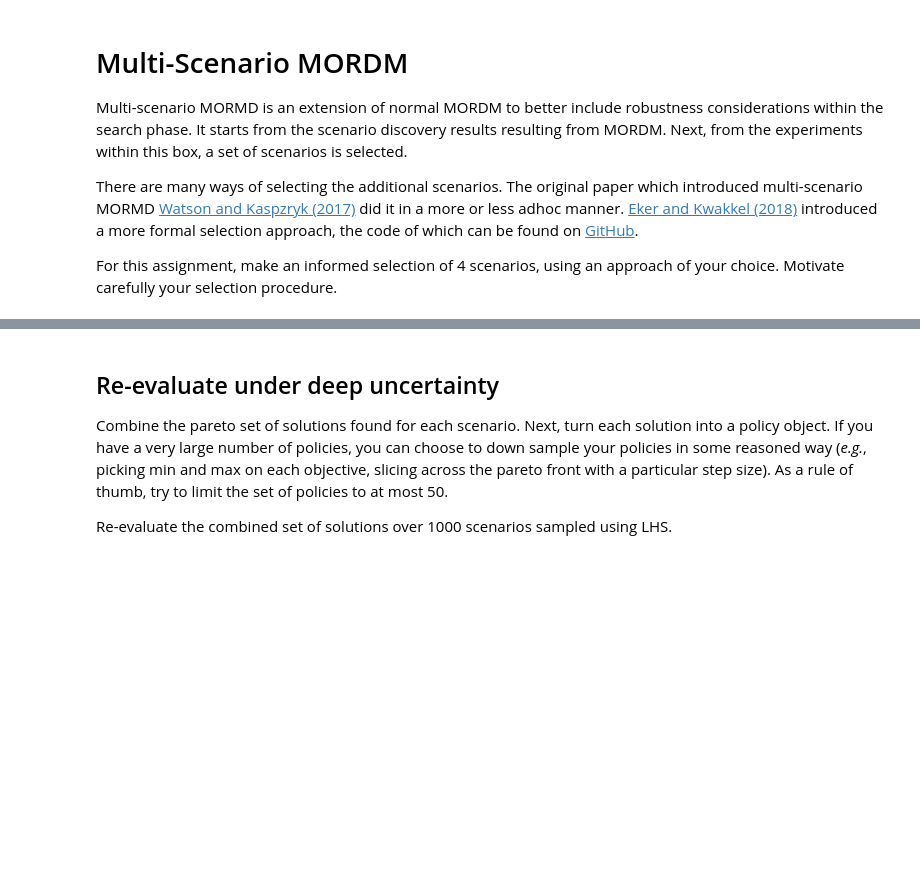
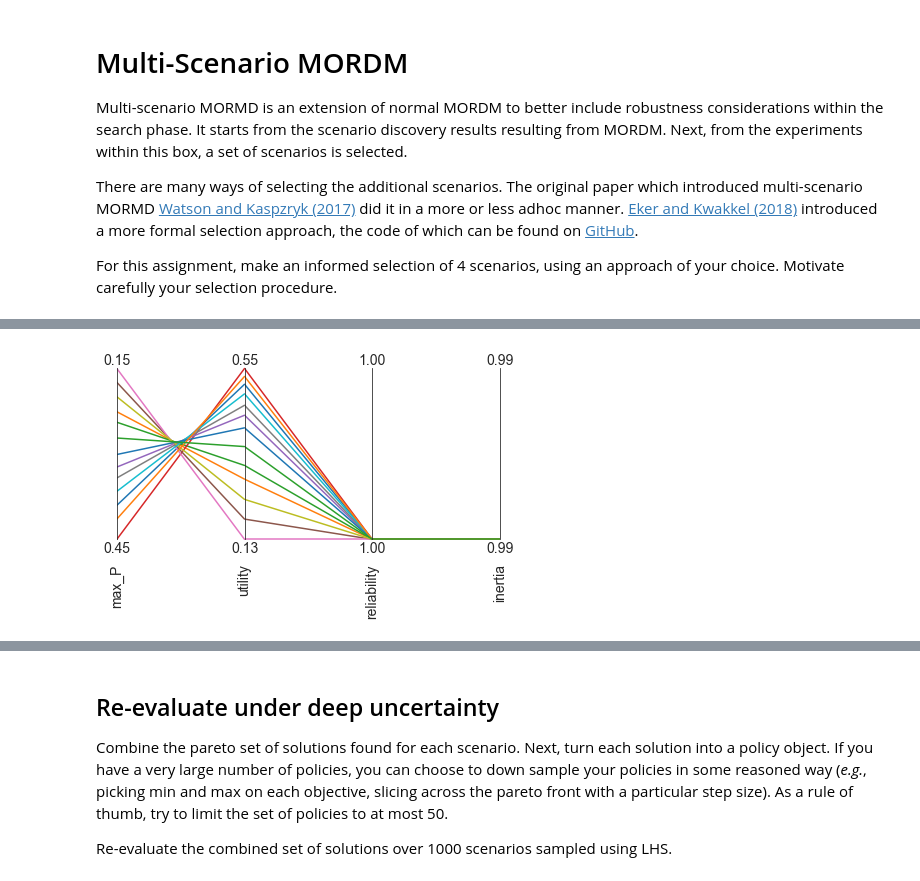
Before and after one commit to herzogrh/EPA1361, a Jupyter notebook: Week 5-6 - robustness and direct search/assignment 9 - multi-scenario MORDM.ipynb, the cells around one changed output, grey strips where cells are left out. Cells and saved outputs as stored; diff of their text form; code cells hidden in the pictures; blank space fills up the shorter version.

```diff
--- a/Week 5-6 - robustness and direct search/assignment 9 - multi-scenario MORDM.ipynb
+++ b/Week 5-6 - robustness and direct search/assignment 9 - multi-scenario MORDM.ipynb
@@ -28,0 +292,3 @@ Store the resulting set of pareto solutions in a smart way for subsequent analys
+# %%
+with MultiprocessingEvaluator(mordm_lake_model) as evaluator:
+    results_Utility, convergence_Utility = evaluator.optimize(nfe=10000, epsilons=[0.025, 0.025, 0.025, 0.025], reference=reference_Utility, searchover = 'levers', convergence=convergence_metrics)
@@ -28,0 +378,11 @@ Store the resulting set of pareto solutions in a smart way for subsequent analys
+# %%
+outcomes = results_Utility.loc[:, ['max_P', 'utility', 'reliability', 'inertia']]
+
+limits = parcoords.get_limits(outcomes)
+axes = parcoords.ParallelAxes(limits)
+axes.plot(outcomes)
+
+# we invert this axis so direction of desirability is the same
+axes.invert_axis('max_P')
+# %% [output]
+[figure, added]
```
Also changed, not shown: parts of 44 cells of this notebook, 1 other file.
